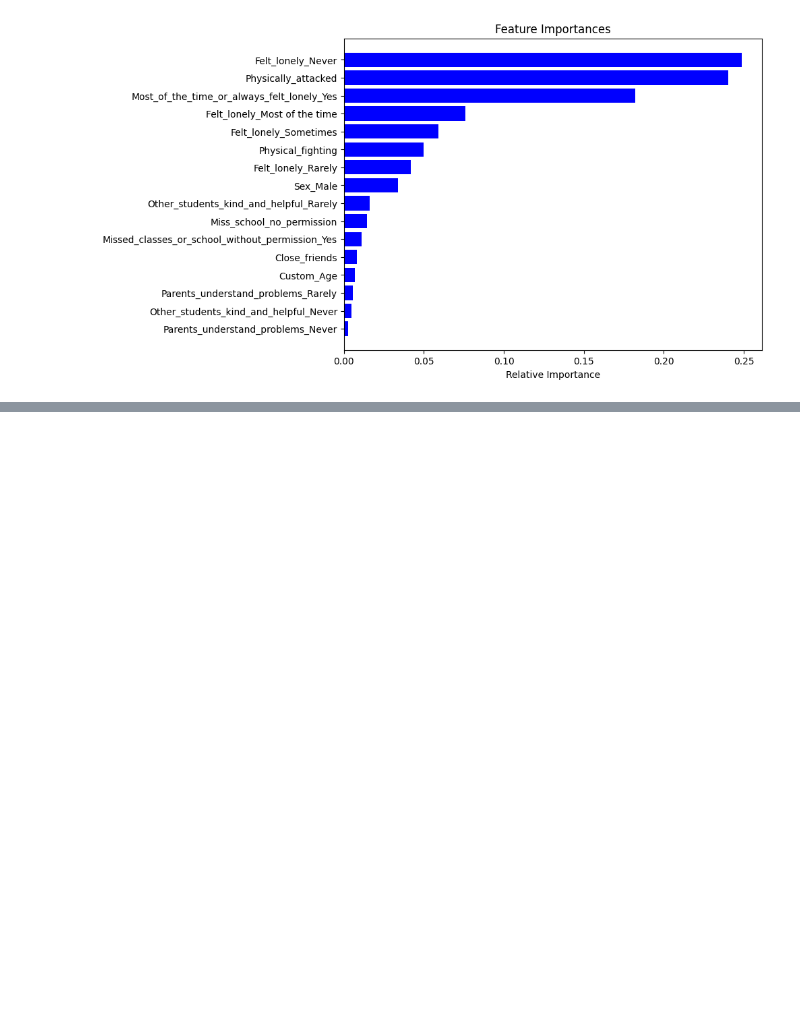
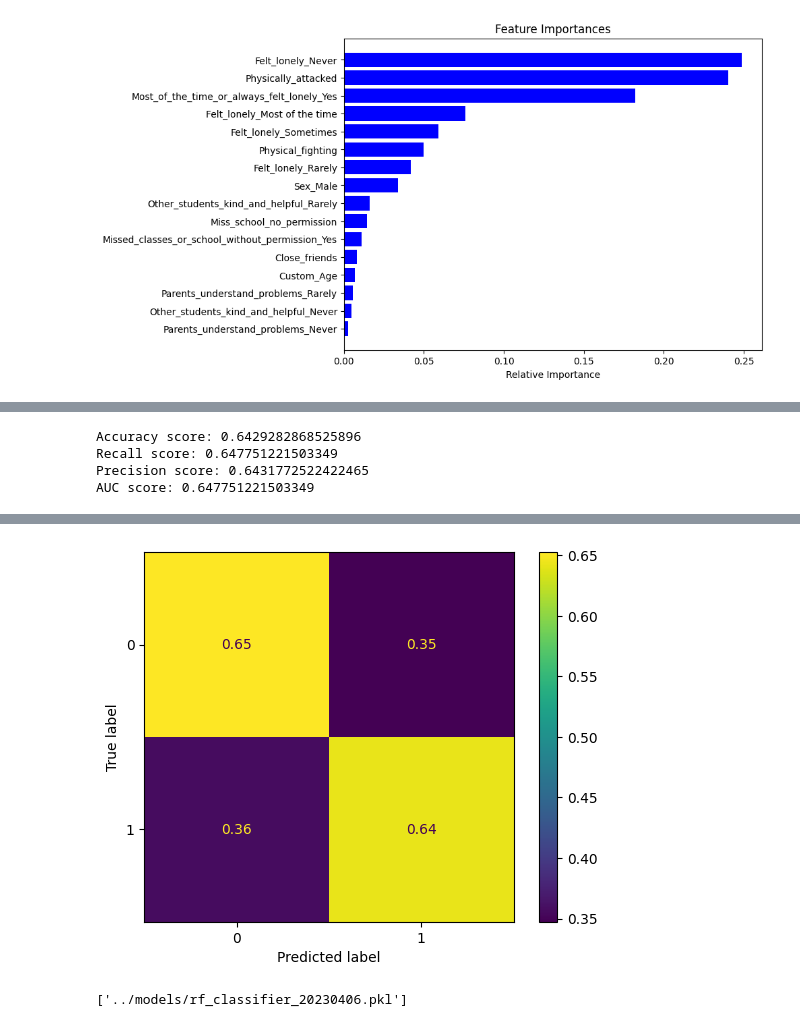
Before and after one commit to Py4Econmn/bullying-prediction, a Jupyter notebook: notebooks/001_modeling.ipynb, the cells around one changed output, grey strips where cells are left out. Drawn from its saved outputs; the diff is of its cells as text; code cells hidden in the pictures; blank space fills up the shorter version.

Commit message:
Trained the reduced model and saved pickle file to deploy

```diff
--- a/notebooks/001_modeling.ipynb
+++ b/notebooks/001_modeling.ipynb
@@ -454,0 +478,12 @@ Text(0.5, 0, 'Relative Importance')
+# %%
+X_train_sel = X_train[
+    ['Sex', 'Felt_lonely', 'Other_students_kind_and_helpful',
+    'Parents_understand_problems', 'Most_of_the_time_or_always_felt_lonely',
+    'Missed_classes_or_school_without_permission', 'Custom_Age', 'Physically_attacked',
+    'Physical_fighting', 'Close_friends', 'Miss_school_no_permission']]
+X_test_sel = X_test[
+    ['Sex', 'Felt_lonely', 'Other_students_kind_and_helpful',
+    'Parents_understand_problems', 'Most_of_the_time_or_always_felt_lonely',
+    'Missed_classes_or_school_without_permission', 'Custom_Age', 'Physically_attacked',
+    'Physical_fighting', 'Close_friends', 'Miss_school_no_permission']]
+X_train_sel.head()
@@ -454,0 +497,24 @@ Text(0.5, 0, 'Relative Importance')
+# %%
+categorical_columns = [
+    'Sex',
+    'Felt_lonely',
+    'Other_students_kind_and_helpful',
+    'Parents_understand_problems',
+    'Most_of_the_time_or_always_felt_lonely',
+    'Missed_classes_or_school_without_permission'
+]
+
+ordinal_columns = [
+    'Custom_Age',
+    'Physically_attacked',
+    'Physical_fighting',
+    'Close_friends',
+    'Miss_school_no_permission']
+# %%
+ordinal_cols_mapping = [
+    ['11 years old or younger', '12 years old', '13 years old', '14 years old', '15 years old', '16 years old', '17 years old', '18 years old or older'],
+    ['0 times', '1 time', '2 or 3 times', '4 or 5 times', '6 or 7 times', '8 or 9 times', '10 or 11 times', '12 or more times'],
+    ['0 times', '1 time', '2 or 3 times', '4 or 5 times', '6 or 7 times', '8 or 9 times', '10 or 11 times', '12 or more times'],
+    ['0', '1', '2', '3 or more'],
+    ['0 days', '1 or 2 days', '3 to 5 days', '6 to 9 days', '10 or more days']
+]
@@ -454,0 +580,4 @@ Text(0.5, 0, 'Relative Importance')
+# %%
+# Retraining the model with features selected by Boruta
+
+model_pipeline_rf.fit(X_train_sel, y_train)
@@ -454,0 +613,16 @@ Text(0.5, 0, 'Relative Importance')
+# %%
+print('Accuracy score:', recall_score(y_test, y_pred_final))
+print('Recall score:', recall_score(y_test, y_pred_final, average='macro'))
+print('Precision score:', precision_score(y_test, y_pred_final, average='macro'))
+print('AUC score:', roc_auc_score(y_test, y_pred_final))
+# %% [output]
+Accuracy score: 0.6429282868525896
+Recall score: 0.647751221503349
+Precision score: 0.6431772522422465
+AUC score: 0.647751221503349
+# %%
+disp = ConfusionMatrixDisplay.from_estimator(estimator=model_pipeline_rf,
+                                             X=X_test_sel,
+                                             y=y_test,
+                                             normalize='true')
+# %% [output]
@@ -454,0 +633,7 @@ Text(0.5, 0, 'Relative Importance')
+[figure, added]
+# %%
+import joblib
+
+joblib.dump(model_pipeline_rf, '../models/rf_classifier_20230406.pkl')
+# %% [output]
+['../models/rf_classifier_20230406.pkl']
```
Also changed, not shown: parts of 8 cells of this notebook, 1 other file.
